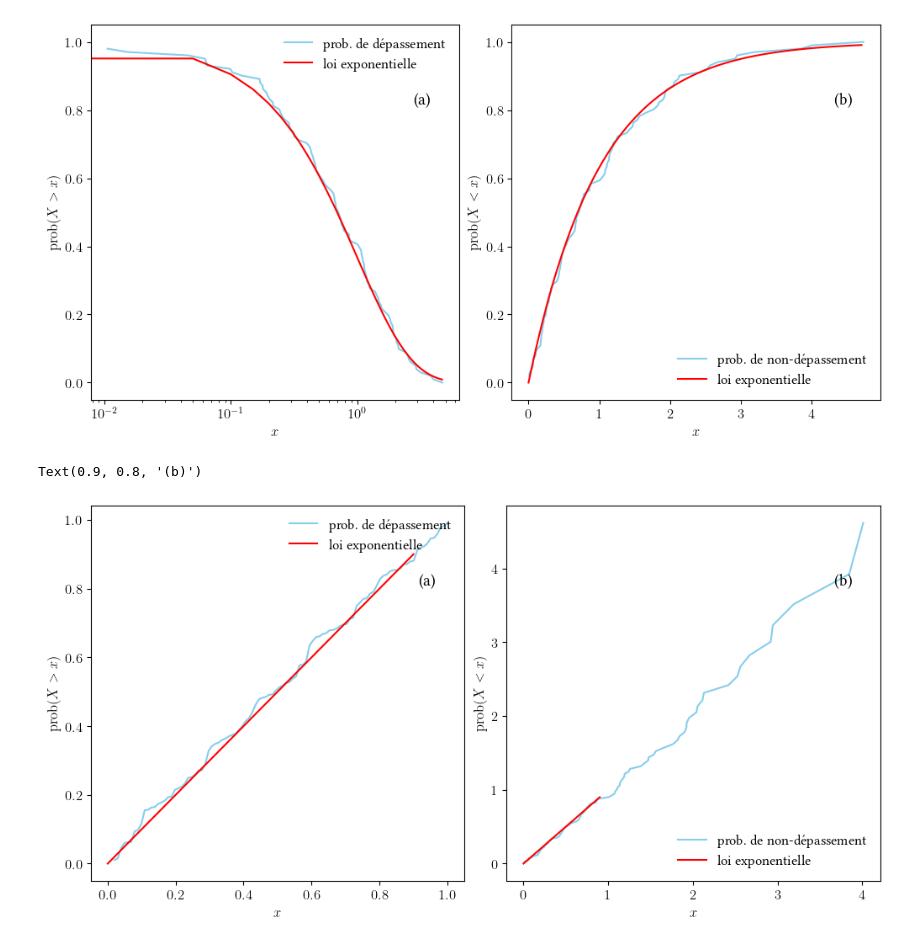
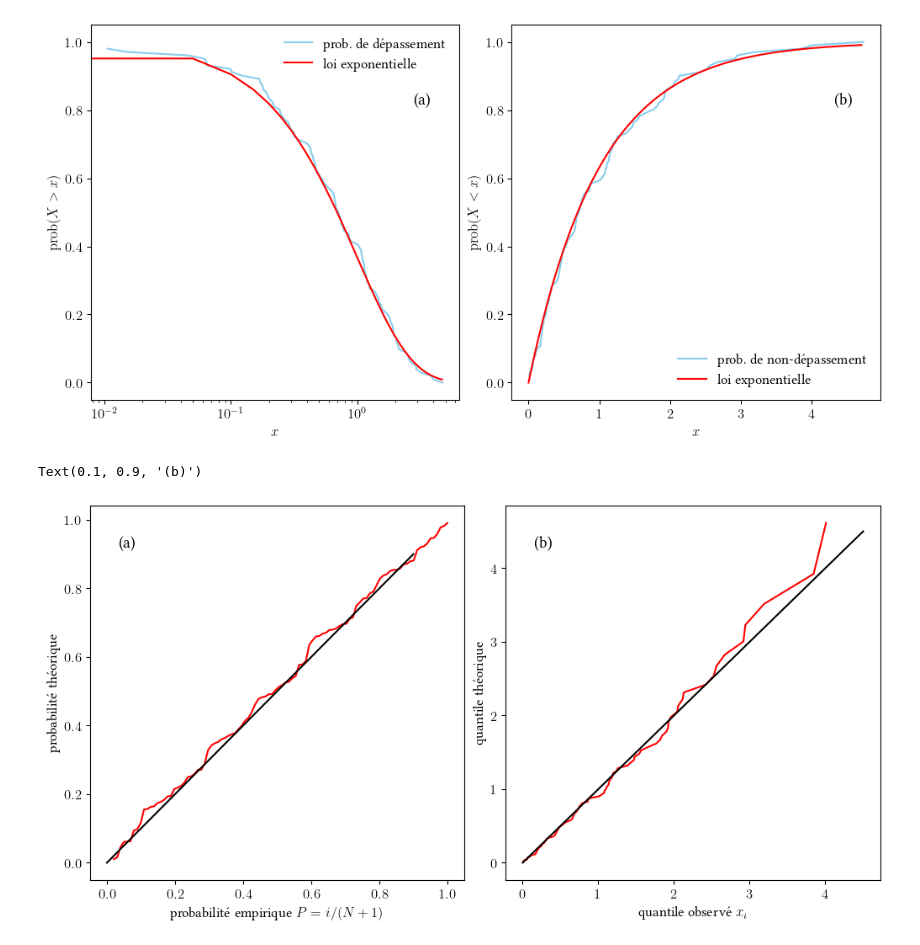
Before and after one commit to cancey/hydrologie, a Jupyter notebook: figures/exemple_loi_exponentielle.ipynb, the cells around one changed output. Saved outputs shown, nothing was run; the diff lists cells and outputs as text; code cells hidden in the pictures.

```diff
--- a/figures/exemple_loi_exponentielle.ipynb
+++ b/figures/exemple_loi_exponentielle.ipynb
@@ -153,45 +153,44 @@ probabilités_empiriques   = [1-i/(1+nb_valeurs) for i in range(nb_valeurs)]
 quantiles               = distribution_théorique.ppf(probabilités_empiriques)
 probabilités_théoriques = distribution_théorique.cdf(valeurs_triées)
 
-x = np.arange(0,1,0.1)
+x1 = np.arange(0,1,0.1)
+x2 = np.arange(0,np.max(data),0.5)
 
 fig, ((ax1, ax2) ) = plt.subplots(1, 2, constrained_layout=True)
 fig.set_figheight(5)
 fig.set_figwidth(5*2)
 
 # On trace la fonction de répartition empirique
-ax1.plot(probabilités_empiriques,probabilités_théoriques,label='prob. de dépassement', color='skyblue' )
-ax1.set_xlabel(r"$x$ ")
-ax1.set_ylabel(r"$\mathrm{prob}(X> x)$")
+ax1.plot(probabilités_empiriques,probabilités_théoriques, color='red' )
+ax1.set_xlabel(r"probabilité empirique $P=i/(N+1)$ ")
+ax1.set_ylabel(r"probabilité théorique")
 
 
 # bissectrice
+y = x1
+ax1.plot(x1,y, color='black')
 
-y = x
-ax1.plot(x,y,  color='red',label = 'loi exponentielle')
-ax1.legend(loc='upper right',frameon=False)
 
 ##########
 # plot 2 #
 ##########
 # On trace la fonction de répartition empirique
-ax2.plot(valeurs_triées,quantiles,label='prob. de non-dépassement', color='skyblue' )
-ax2.set_xlabel(r"$x$  ")
-ax2.set_ylabel(r"$\mathrm{prob}(X<x)$")
+ax2.plot(valeurs_triées, quantiles, color='red' )
+ax2.set_xlabel(r"quantile observé $x_i$")
+ax2.set_ylabel(r"quantile théorique")
 
 
 # bissectrice
+y = x2
+ax2.plot(x2,y, color='black')
 
-y = x
-ax2.plot(x,y,  color='red',label = 'loi exponentielle')
-ax2.legend(loc='lower right',frameon=False)
 
 ax1.text(0.1,0.9,'(a)', horizontalalignment='center',fontsize=14,
      verticalalignment='center',
      transform = ax1.transAxes)
 ax2.text(0.1,0.9,'(b)', horizontalalignment='center',fontsize=14,
      verticalalignment='center',
      transform = ax2.transAxes)
 # %% [output]
-Text(0.9, 0.8, '(b)')
+Text(0.1, 0.9, '(b)')
-[figure, old version]
+[figure, new version]
```
Also changed, not shown: parts of 1 cell of this notebook.
